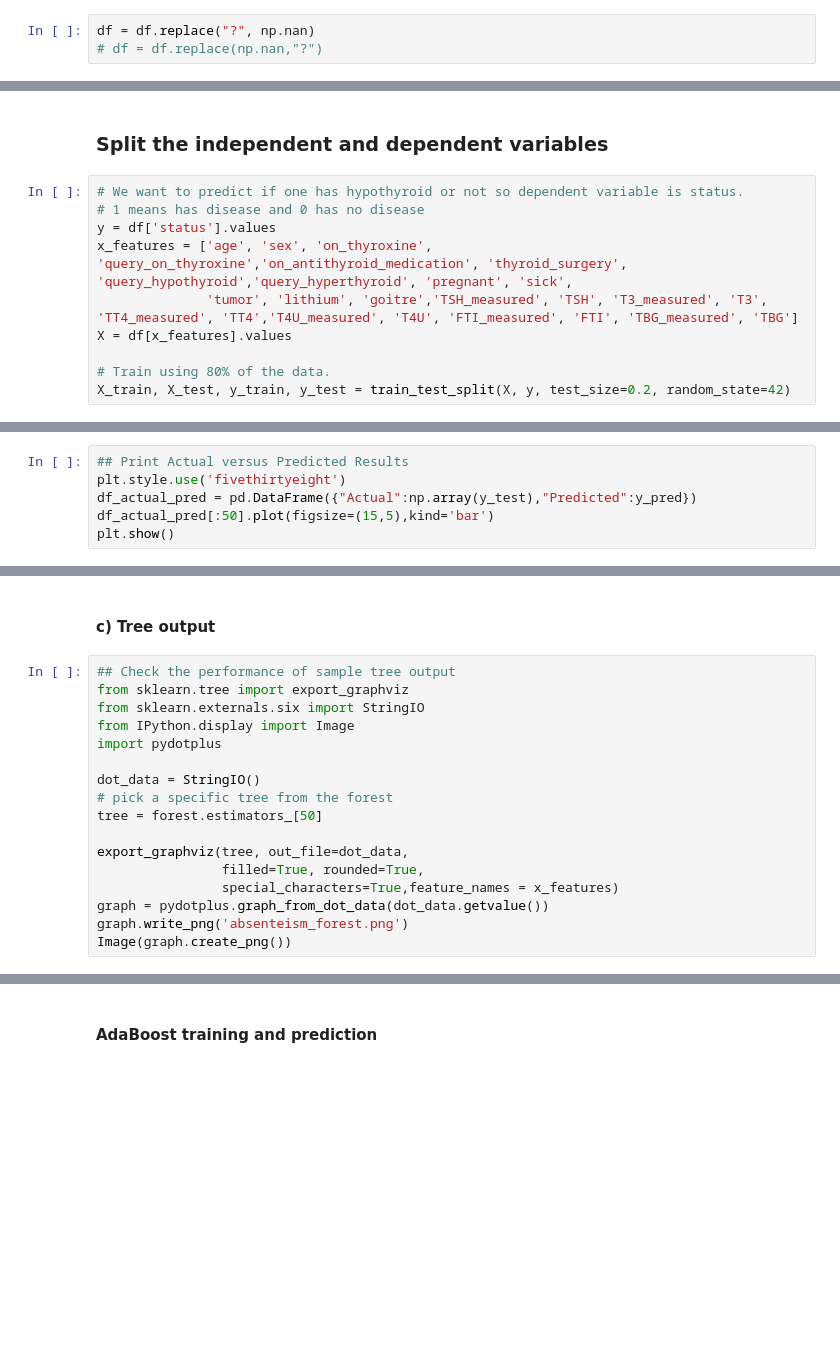
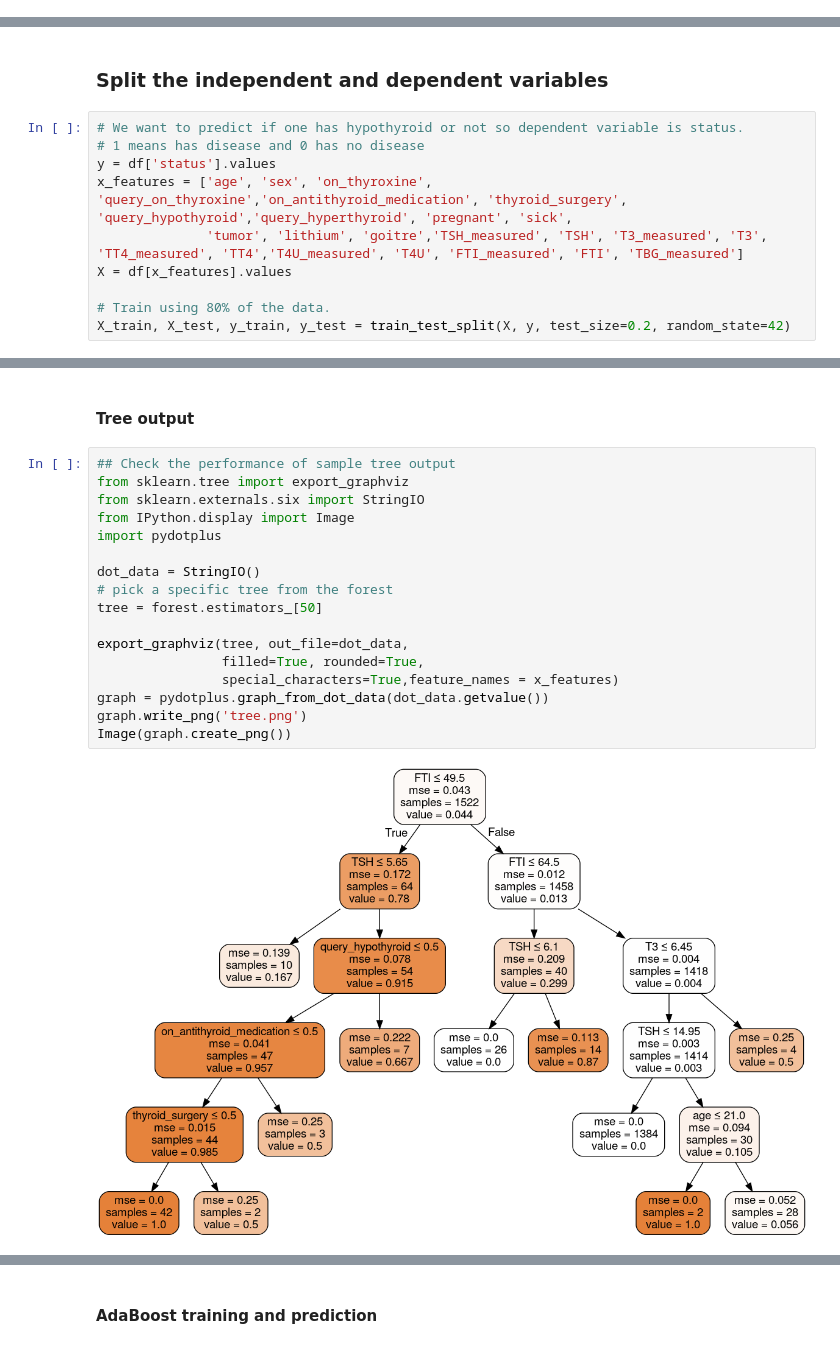
Before and after one commit to kennedynjoroge/Hypothyroid_Disease_Prediction_Using_RF_and_SVM, a Jupyter notebook: Hypothyroid_Disease_Prediction_Using_RF_and_SVM.ipynb, the cells around one changed output, grey strips where cells are left out. Drawn from its saved outputs; the diff is of its cells as text; blank space fills up the shorter version.

```diff
--- a/Hypothyroid_Disease_Prediction_Using_RF_and_SVM.ipynb
+++ b/Hypothyroid_Disease_Prediction_Using_RF_and_SVM.ipynb
@@ -568,6 +565,3 @@ for i,x in enumerate(df_house.columns):
-# %%
-df = df.replace("?", np.nan)
-# df = df.replace(np.nan,"?")
 # %% [markdown]
 ## Modelling
 # %% [markdown]
@@ -577,7 +571,7 @@ df = df.replace("?", np.nan)
 # 1 means has disease and 0 has no disease
 y = df['status'].values
 x_features = ['age', 'sex', 'on_thyroxine', 'query_on_thyroxine','on_antithyroid_medication', 'thyroid_surgery', 'query_hypothyroid','query_hyperthyroid', 'pregnant', 'sick',
-              'tumor', 'lithium', 'goitre','TSH_measured', 'TSH', 'T3_measured', 'T3', 'TT4_measured', 'TT4','T4U_measured', 'T4U', 'FTI_measured', 'FTI', 'TBG_measured', 'TBG']
+              'tumor', 'lithium', 'goitre','TSH_measured', 'TSH', 'T3_measured', 'T3', 'TT4_measured', 'TT4','T4U_measured', 'T4U', 'FTI_measured', 'FTI', 'TBG_measured']
 X = df[x_features].values
 
 # Train using 80% of the data.
@@ -600,7 +601 @@ comparison_frame.describe()
-# %%
-## Print Actual versus Predicted Results
-plt.style.use('fivethirtyeight')
-df_actual_pred = pd.DataFrame({"Actual":np.array(y_test),"Predicted":y_pred})
-df_actual_pred[:50].plot(figsize=(15,5),kind='bar')
-plt.show()
 # %% [markdown]
@@ -619,20 +648,22 @@ print("Root Mean Squared Error=",rf_rootMeanSqrdError)
 # %% [markdown]
-#### c) Tree output
+#### Tree output
 # %%
 ## Check the performance of sample tree output
 from sklearn.tree import export_graphviz
 from sklearn.externals.six import StringIO
 from IPython.display import Image
 import pydotplus
 
 dot_data = StringIO()
 # pick a specific tree from the forest
 tree = forest.estimators_[50]
 
 export_graphviz(tree, out_file=dot_data,
                 filled=True, rounded=True,
                 special_characters=True,feature_names = x_features)
 graph = pydotplus.graph_from_dot_data(dot_data.getvalue())
-graph.write_png('absenteism_forest.png')
+graph.write_png('tree.png')
 Image(graph.create_png())
+# %% [output]
+[figure, added]
 # %% [markdown]
```
Also changed, not shown: parts of 109 cells of this notebook.
